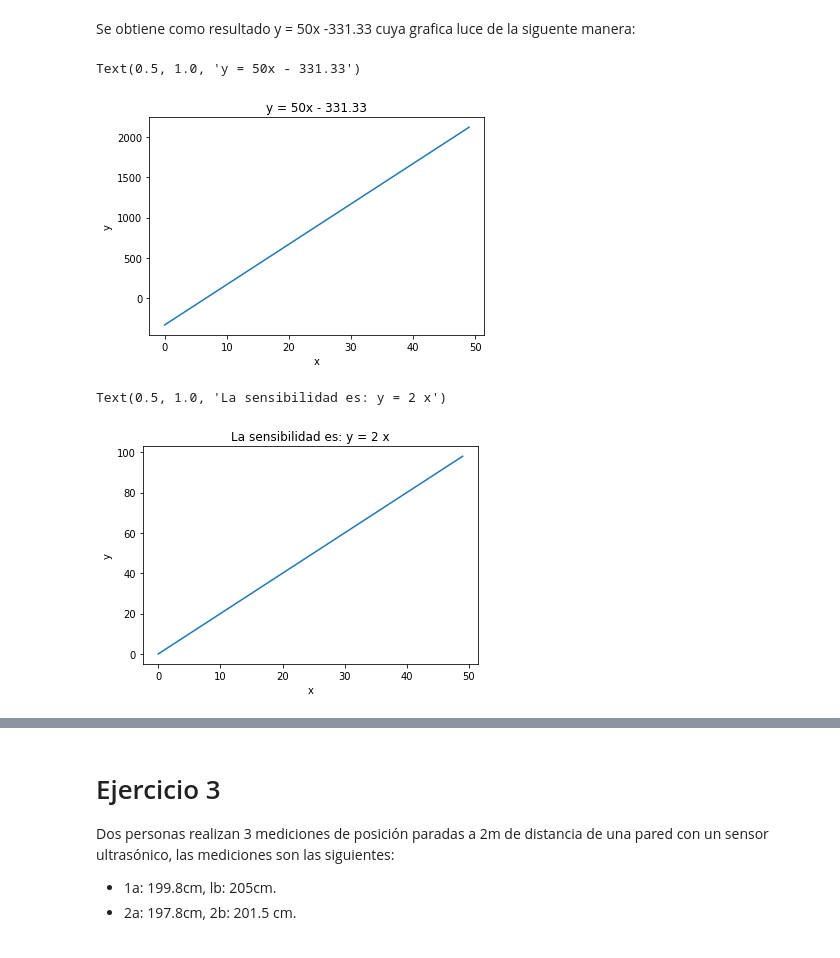
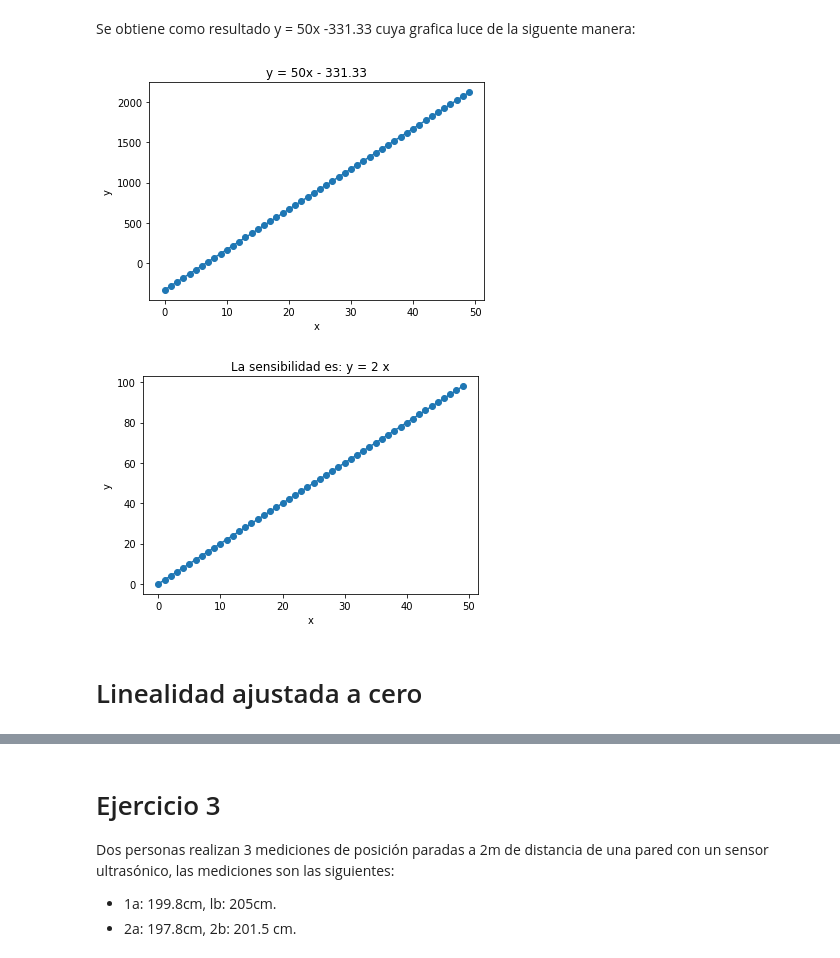
Before and after one commit to Ricardo-Gomez-4-113/Control-inteligente, a Jupyter notebook: Control_Inteligente.ipynb, the cells around one changed output, grey strips where cells are left out. Drawn from its saved outputs; the diff is of its cells as text; code cells hidden in the pictures.

```diff
--- a/Control_Inteligente.ipynb
+++ b/Control_Inteligente.ipynb
@@ -356,36 +479,40 @@ Se obtiene como resultado y = 50x -331.33 cuya grafica luce de la siguente maner
 # %%
 # importamos matplotlib.pyplot para graficar
 import matplotlib.pyplot as plt
 # Definimos la funcion para que nos retorne la el valor de y
 def f1(g):
     return 50*g - 331.33
 # Valores del eje X que toma el gráfico
 g = range(0, 50)
 # Graficar funcion
+plt.scatter(g, [f1(i) for i in g])
 plt.plot(g, [f1(i) for i in g])
 # Colocamos etiquetas para reconocer el eje x, y
 plt.xlabel('x')
 plt.ylabel('y')
 # Asignamos un titulo para la grafica
 plt.title('y = 50x - 331.33')
+plt.show()
 # %% [output]
-Text(0.5, 1.0, 'y = 50x - 331.33')
-[figure, old version]
+[figure, new version]
 # %%
 # importamos matplotlib.pyplot para graficar
 import matplotlib.pyplot as plt
 # Definimos la funcion para que nos retorne la el valor de y
-def f1(g):
+def f2(g):
     return 2*g
 # Valores del eje X que toma el gráfico
 g = range(0, 50)
 # Graficar funcion
-plt.plot(g, [f1(i) for i in g])
+plt.scatter(g, [f2(i) for i in g])
+plt.plot(g, [f2(i) for i in g],)
 # Colocamos etiquetas para reconocer el eje x, y
 plt.xlabel('x')
 plt.ylabel('y')
 # Asignamos un titulo para la grafica
 plt.title('La sensibilidad es: y = 2 x')
+plt.show()
 # %% [output]
-Text(0.5, 1.0, 'La sensibilidad es: y = 2 x')
-[figure, old version]
+[figure, new version]
+# %% [markdown]
+# Linealidad ajustada a cero
```
Also changed, not shown: parts of 36 cells of this notebook.
